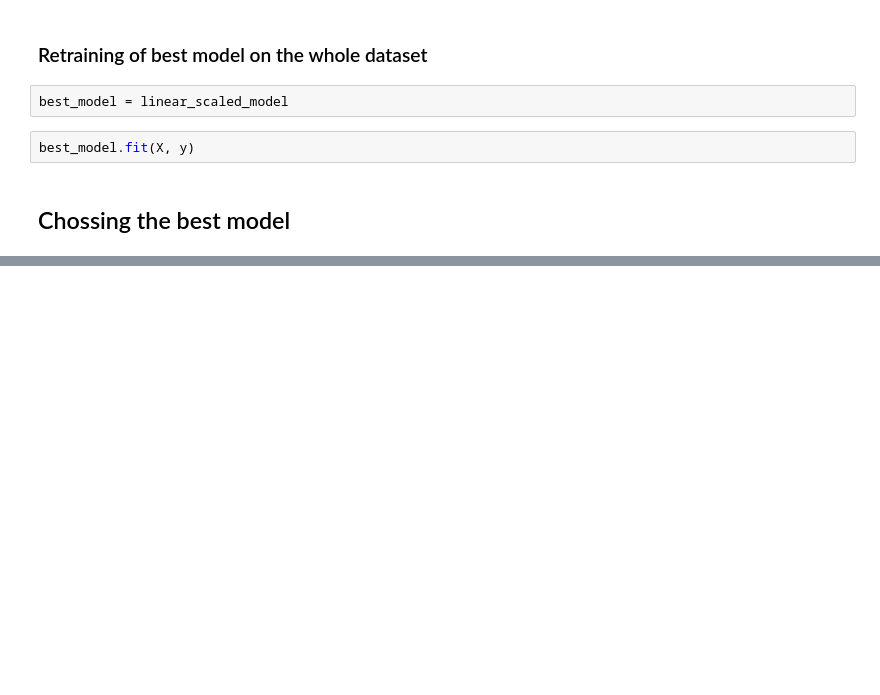
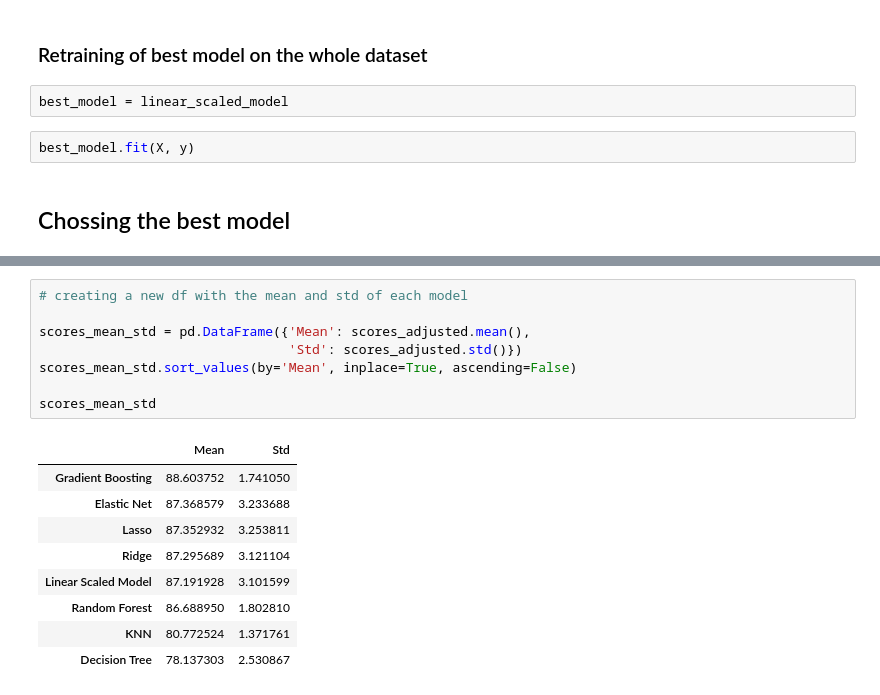
Before and after one commit to MekhyW/AmesHousingDataset, a Jupyter notebook: notebooks/05_model_optimizations.ipynb, the cells around one changed output, grey strips where cells are left out. Cells and saved outputs as stored; diff of their text form; blank space fills up the shorter version.

```diff
--- a/notebooks/05_model_optimizations.ipynb
+++ b/notebooks/05_model_optimizations.ipynb
@@ -445,0 +484,18 @@ for model in scores.index:
+# %%
+# creating a new df with the mean and std of each model
+
+scores_mean_std = pd.DataFrame({'Mean': scores_adjusted.mean(),
+                                'Std': scores_adjusted.std()})
+scores_mean_std.sort_values(by='Mean', inplace=True, ascending=False)
+
+scores_mean_std
+# %% [output]
+|  | Mean | Std |
+| Gradient Boosting | 88.603752 | 1.741050 |
+| Elastic Net | 87.368579 | 3.233688 |
+| Lasso | 87.352932 | 3.253811 |
+| Ridge | 87.295689 | 3.121104 |
+| Linear Scaled Model | 87.191928 | 3.101599 |
+| Random Forest | 86.688950 | 1.802810 |
+| KNN | 80.772524 | 1.371761 |
+| Decision Tree | 78.137303 | 2.530867 |
```
Also changed, not shown: parts of 9 cells of this notebook.
